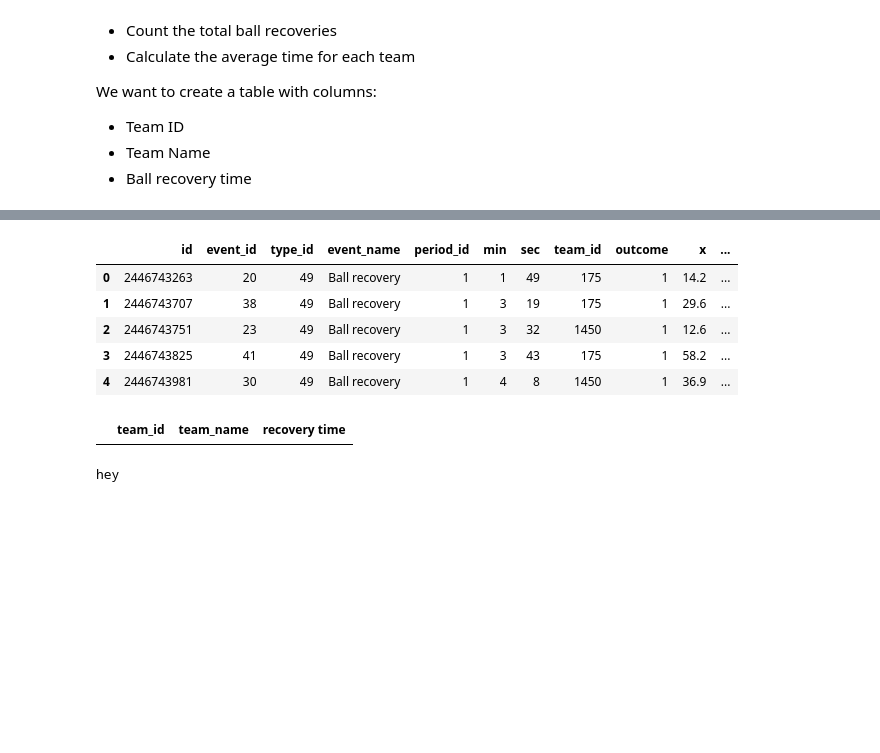
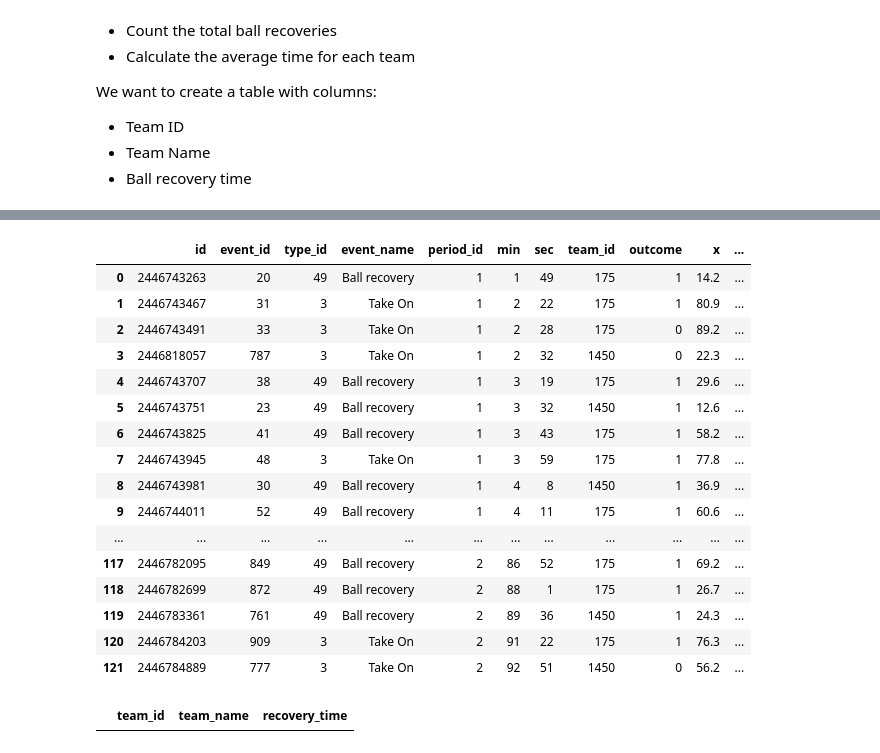
Before and after one commit to Tommy-Las/Football-Metric-Creation, a Jupyter notebook: Parse_Opta_F24_[EN].ipynb, the cells around one changed output, grey strips where cells are left out. Cells and saved outputs as stored; diff of their text form; code cells hidden in the pictures; blank space fills up the shorter version.

```diff
--- a/Parse_Opta_F24_[EN].ipynb
+++ b/Parse_Opta_F24_[EN].ipynb
@@ -161,28 +161,31 @@ dtypes: float64(2), int64(6), object(19)
 memory usage: 387.2+ KB
 # %%
 #We get all the ball recoveries from the match_events dataframe
-ball_recoveries = match_events[match_events["event_name"] == "Ball recovery"]
+ball_recoveries = match_events[(match_events["event_name"] == "Ball recovery") | (match_events["event_name"] == "Take On")]
+#ball_recoveries = match_events.loc[(match_events["event_name"] == "Ball recovery") | (match_events["event_name"] == "Take On")]
 ball_recoveries.reset_index(inplace=True, drop=True)
-ball_recoveries.head()
+ball_recoveries
 # %% [output]
 |  | id | event_id | type_id | event_name | period_id | min | sec | team_id | outcome | x | ... |
 | 0 | 2446743263 | 20 | 49 | Ball recovery | 1 | 1 | 49 | 175 | 1 | 14.2 | ... |
-| 1 | 2446743707 | 38 | 49 | Ball recovery | 1 | 3 | 19 | 175 | 1 | 29.6 | ... |
-| 2 | 2446743751 | 23 | 49 | Ball recovery | 1 | 3 | 32 | 1450 | 1 | 12.6 | ... |
-| 3 | 2446743825 | 41 | 49 | Ball recovery | 1 | 3 | 43 | 175 | 1 | 58.2 | ... |
-| 4 | 2446743981 | 30 | 49 | Ball recovery | 1 | 4 | 8 | 1450 | 1 | 36.9 | ... |
+| 1 | 2446743467 | 31 | 3 | Take On | 1 | 2 | 22 | 175 | 1 | 80.9 | ... |
+| 2 | 2446743491 | 33 | 3 | Take On | 1 | 2 | 28 | 175 | 0 | 89.2 | ... |
+| 3 | 2446818057 | 787 | 3 | Take On | 1 | 2 | 32 | 1450 | 0 | 22.3 | ... |
+| 4 | 2446743707 | 38 | 49 | Ball recovery | 1 | 3 | 19 | 175 | 1 | 29.6 | ... |
+| 5 | 2446743751 | 23 | 49 | Ball recovery | 1 | 3 | 32 | 1450 | 1 | 12.6 | ... |
+| 6 | 2446743825 | 41 | 49 | Ball recovery | 1 | 3 | 43 | 175 | 1 | 58.2 | ... |
+| 7 | 2446743945 | 48 | 3 | Take On | 1 | 3 | 59 | 175 | 1 | 77.8 | ... |
+| 8 | 2446743981 | 30 | 49 | Ball recovery | 1 | 4 | 8 | 1450 | 1 | 36.9 | ... |
+| 9 | 2446744011 | 52 | 49 | Ball recovery | 1 | 4 | 11 | 175 | 1 | 60.6 | ... |
+| ... | ... | ... | ... | ... | ... | ... | ... | ... | ... | ... | ... |
+| 117 | 2446782095 | 849 | 49 | Ball recovery | 2 | 86 | 52 | 175 | 1 | 69.2 | ... |
+| 118 | 2446782699 | 872 | 49 | Ball recovery | 2 | 88 | 1 | 175 | 1 | 26.7 | ... |
+| 119 | 2446783361 | 761 | 49 | Ball recovery | 2 | 89 | 36 | 1450 | 1 | 24.3 | ... |
+| 120 | 2446784203 | 909 | 3 | Take On | 2 | 91 | 22 | 175 | 1 | 76.3 | ... |
+| 121 | 2446784889 | 777 | 3 | Take On | 2 | 92 | 51 | 1450 | 0 | 56.2 | ... |
 # %%
 # Set up the table that will contain our information
-teams_df = pd.DataFrame(columns=["team_id", "team_name", "recovery time"])
+teams_df = pd.DataFrame(columns=["team_id", "team_name", "recovery_time"])
 teams_df
 # %% [output]
-|  | team_id | team_name | recovery time |
+|  | team_id | team_name | recovery_time |
-# %%
-# For loop to iterate each ball recovery
-
-for index, ball_recovery in ball_recoveries.iterrows():
-    #if its the first recovery of the game, then the starting time would be 0
-    if index == 0:
-        print('hey')
-# %% [output]
-hey
```
Also changed, not shown: parts of 1 cell of this notebook.
